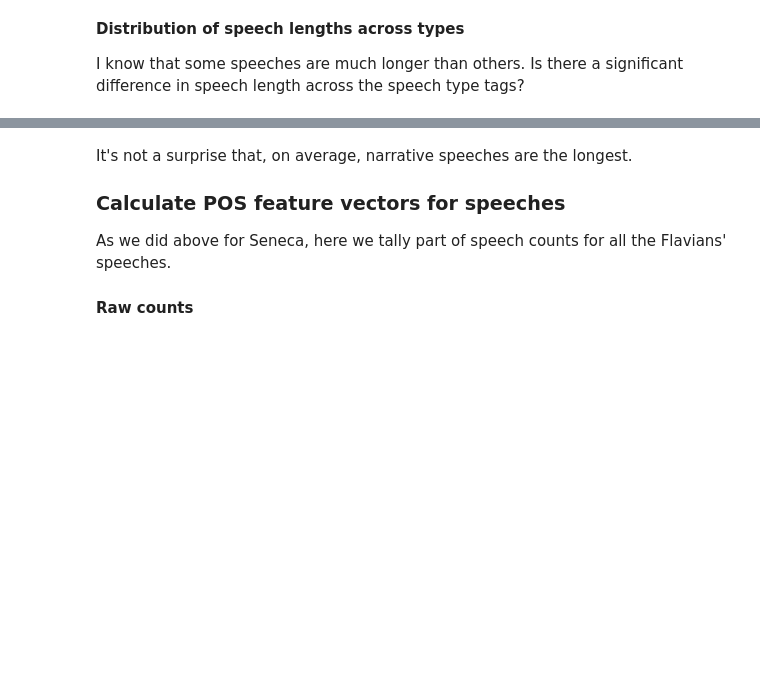
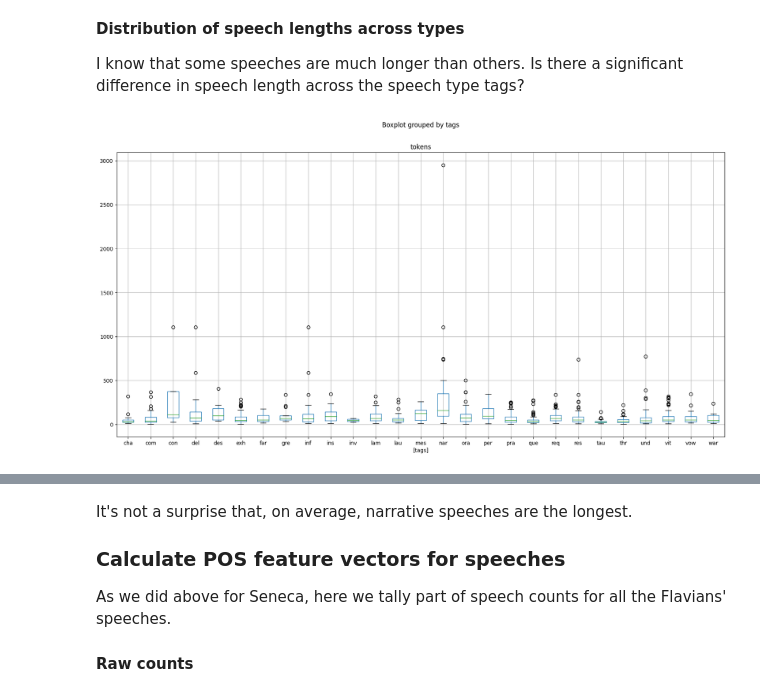
Before and after one commit to cwf2/dices-mta, a Jupyter notebook: Seneca vs Flavians.ipynb, the cells around one changed output, grey strips where cells are left out. Drawn from its saved outputs; the diff is of its cells as text; code cells hidden in the pictures; blank space fills up the shorter version.

Commit message:
reorganize flavians notebook

```diff
--- a/Seneca vs Flavians.ipynb
+++ b/Seneca vs Flavians.ipynb
@@ -210,6 +279,8 @@ If the CSV files with all the parsed tokens is here, we just use that and skip t
 # %%
 if os.path.exists(cache_flavians):
     flav_tokens = pd.read_csv(cache_flavians)
+    flav_tokens.tags = flav_tokens.tags.apply(deserializeLists)
+    flav_tokens.spkr = flav_tokens.spkr.apply(deserializeLists)
     print(f'Loaded {len(flav_tokens)} records from {cache_flavians}')
     SKIP_FLAV = True
 else:
@@ -271,5 +349,5 @@ if not SKIP_FLAV:
                 ))
     flav_tokens = pd.DataFrame(flav_tokens)
 
-flav_tokens.to_csv(cache_flavians)
-print(f'Writing {len(flav_tokens)} records to {cache_flavians}')
+    flav_tokens.to_csv(cache_flavians, index=False)
+    print(f'Writing {len(flav_tokens)} records to {cache_flavians}')
@@ -310,0 +410,11 @@ plt.show()
+# %%
+# summarize each speech by number of tokens and tags
+x = flav_tokens.groupby('id').agg(
+    tokens = ('lem', 'count'),
+    tags = ('tags', 'first'),
+)
+x = x.explode('tags')
+x.boxplot(by='tags', figsize=(20,10))
+plt.show()
+# %% [output]
+[figure, added]
```
Also changed, not shown: parts of 73 cells of this notebook, 1 other file.
